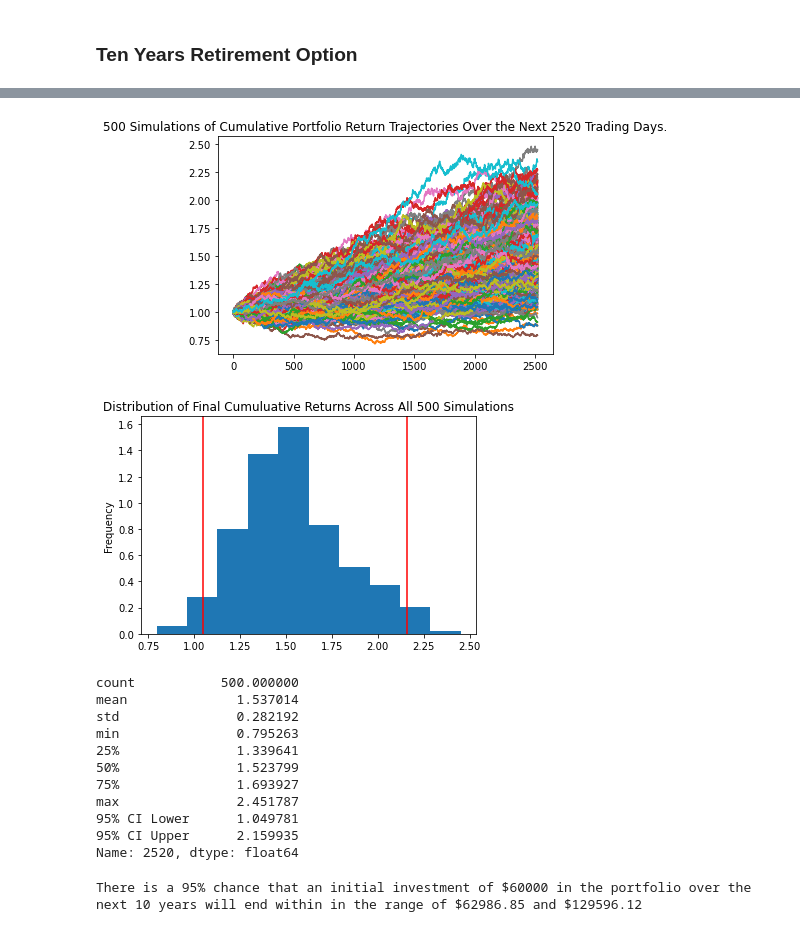
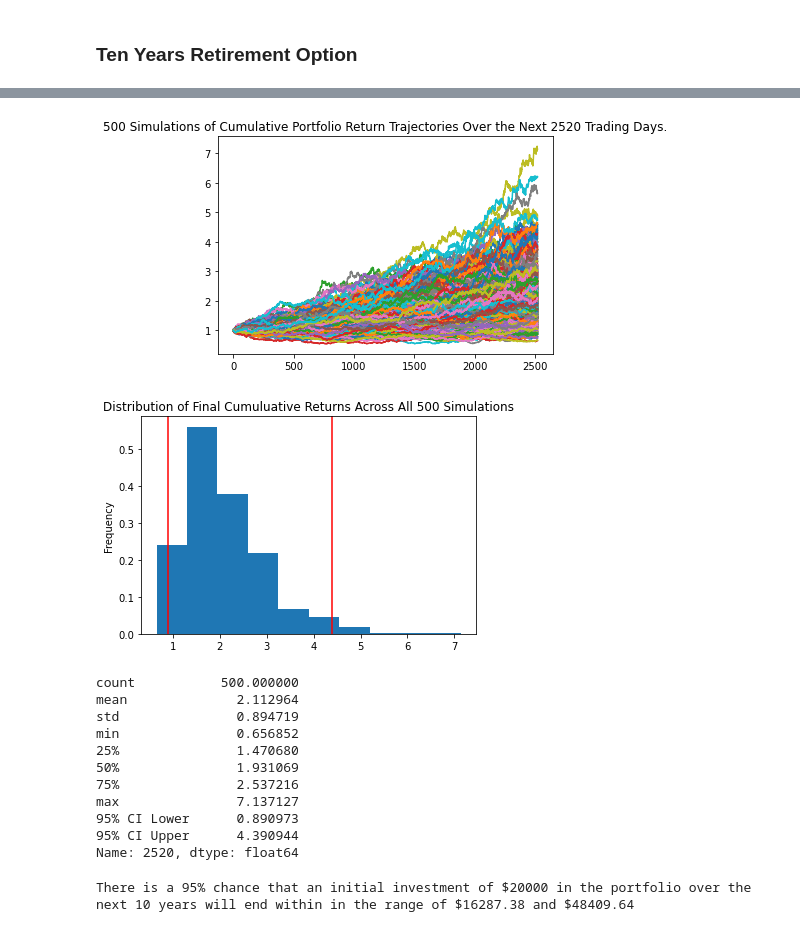
Before and after one commit to npamboukis/Financial_Planner_API, a Jupyter notebook: Starter_Code/financial-planner.ipynb, the cells around one changed output, grey strips where cells are left out. Saved outputs shown, nothing was run; the diff lists cells and outputs as text; code cells hidden in the pictures.

```diff
--- a/Starter_Code/financial-planner.ipynb
+++ b/Starter_Code/financial-planner.ipynb
@@ -50,9 +59,14 @@ my_agg = 200
 my_spy = 50
 # %%
 # Set Alpaca API key and secret
-# YOUR CODE HERE!
+alpaca_api_key = os.getenv("ALPACA_TRADE_KEY")
+alpaca_secret_key = os.getenv("ALPACA_SECRET_KEY")
 
 # Create the Alpaca API object
-# YOUR CODE HERE!
+alpaca = tradeapi.REST(
+    alpaca_api_key,
+    alpaca_secret_key,
+    api_version="v2"
+)
 # %%
 # Format current date as ISO format
@@ -148,20 +177,28 @@ Congratulations! You have enough money in your emergency fund.
 # %%
 # Set start and end dates of five years back from today.
 # Sample results may vary from the solution based on the time frame chosen
-start_date = pd.Timestamp('2016-05-01', tz='America/New_York').isoformat()
-end_date = pd.Timestamp('2021-05-01', tz='America/New_York').isoformat()
+start_date = pd.Timestamp('2017-08-17', tz='America/New_York').isoformat()
+end_date = pd.Timestamp('2022-08-17', tz='America/New_York').isoformat()
 # %%
 # Get 5 years' worth of historical data for SPY and AGG
-# YOUR CODE HERE!
+tickers = ["AGG", "SPY"]
+df_stock_data = alpaca.get_bars(
+    tickers,
+    timeframe,
+    start = start_date,
+    end = end_date
+).df
 
 # Reorganize the DataFrame
 # Separate ticker data
-# YOUR CODE HERE!
+AGG_history = df_stock_data[df_stock_data['symbol']=='AGG'].drop('symbol', axis=1)
+SPY_history = df_stock_data[df_stock_data['symbol']=='SPY'].drop('symbol', axis=1)
 
 
 # Concatenate the ticker DataFrames
-# YOUR CODE HERE!
+df_stock_data = pd.concat([AGG_history, SPY_history], axis=1, keys=['AGG','SPY'])
 
 # Display sample data
-df_stock_data.head()
+display(df_stock_data.head())
+# display(df_stock_data.tail())
 # %% [output]
@@ -368,3 +441,11 @@ There is a 95% chance that an initial investment of $60000 in the portfolio over
 # %% [markdown]
 ### Ten Years Retirement Option
+# %%
+# Configuring a Monte Carlo simulation to forecast 10 years cumulative returns
+MC_even_dist = MCSimulation(
+    portfolio_data = df_stock_data,
+    weights = [.4,.6],
+    num_simulation = 500,
+    num_trading_days = 252*10
+)
 # %%
@@ -407,41 +496,42 @@ Running Monte Carlo simulation number 490.
 # %%
 # Plot simulation outcomes
-# YOUR CODE HERE!
+line_plot = MC_even_dist.plot_simulation()
 # %% [output]
-[figure, old version]
+[figure, new version]
 # %%
 # Plot probability distribution and confidence intervals
-# YOUR CODE HERE!
+dist_plot = MC_even_dist.plot_distribution()
 # %% [output]
-[figure, old version]
+[figure, new version]
 # %%
 # Fetch summary statistics from the Monte Carlo simulation results
-# YOUR CODE HERE!
+even_tbl_ten = MC_even_dist.summarize_cumulative_return()
 
 # Print summary statistics
-# YOUR CODE HERE!
+print(even_tbl_ten)
 # %% [output]
 count           500.000000
-mean              1.537014
-std               0.282192
-min               0.795263
-25%               1.339641
-50%               1.523799
-75%               1.693927
-max               2.451787
-95% CI Lower      1.049781
-95% CI Upper      2.159935
+mean              2.112964
+std               0.894719
+min               0.656852
+25%               1.470680
+50%               1.931069
+75%               2.537216
+max               7.137127
+95% CI Lower      0.890973
+95% CI Upper      4.390944
 Name: 2520, dtype: float64
 # %%
 # Set initial investment
-# YOUR CODE HERE!
+initial_investment = 20000
 
 # Use the lower and upper `95%` confidence intervals to calculate the range of the possible outcomes of our $60,000
-# YOUR CODE HERE!
+ci_lower_ten = round(even_tbl_five[8]*initial_investment,2)
+ci_upper_ten = round(even_tbl_five[9]*initial_investment,2)
 
 # Print results
 print(f"There is a 95% chance that an initial investment of ${initial_investment} in the portfolio"
       f" over the next 10 years will end within in the range of"
       f" ${ci_lower_ten} and ${ci_upper_ten}")
 # %% [output]
-There is a 95% chance that an initial investment of $60000 in the portfolio over the next 10 years will end within in the range of $62986.85 and $129596.12
+There is a 95% chance that an initial investment of $20000 in the portfolio over the next 10 years will end within in the range of $16287.38 and $48409.64
```
Also changed, not shown: parts of 31 cells of this notebook, 1 other file.
